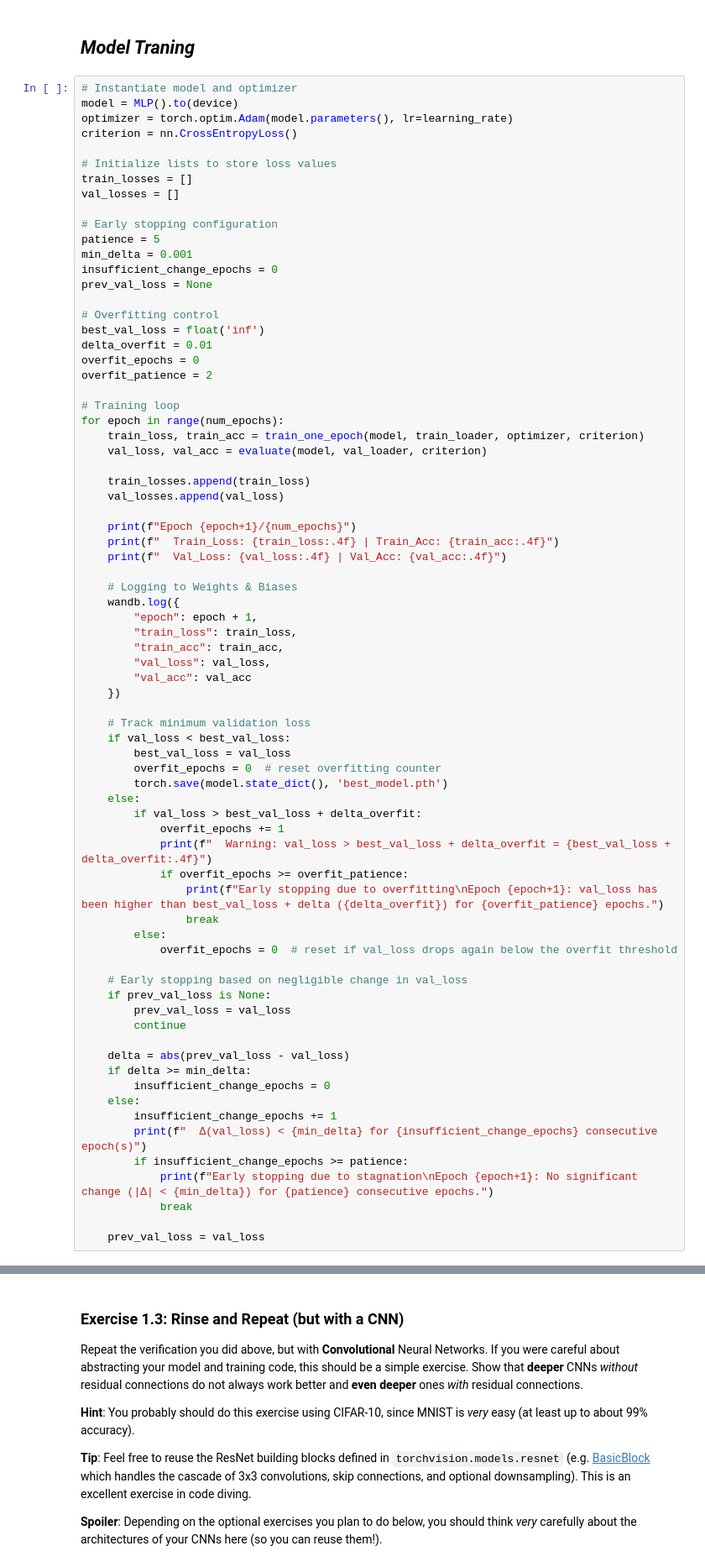
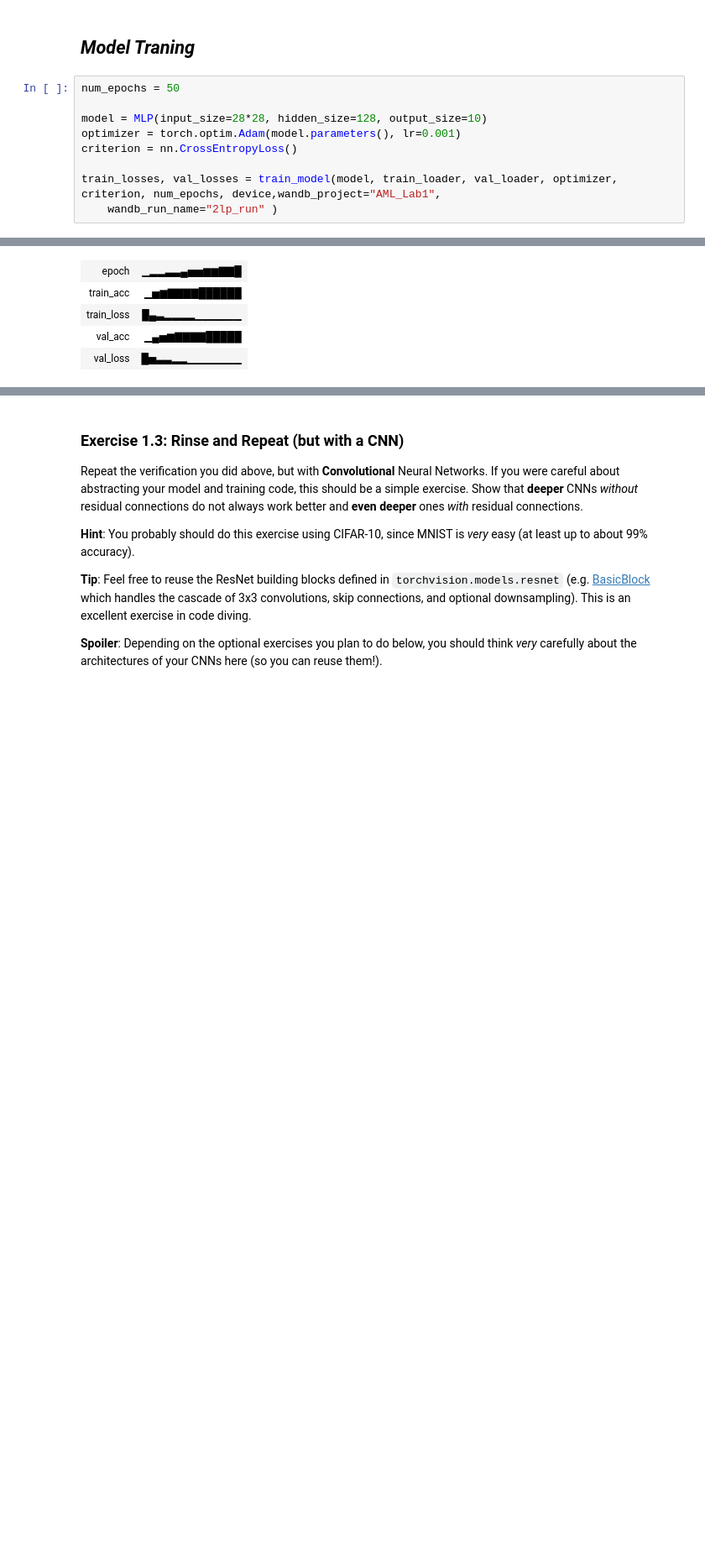
Before and after one commit to emile-kophi/AML_Labs, a Jupyter notebook: Exercise/Lab1_CNN.ipynb, the cells around one changed output, grey strips where cells are left out. Shown: that part at 84% size. Saved outputs shown, nothing was run; the diff lists cells and outputs as text; blank space fills up the shorter version.

```diff
--- a/Exercise/Lab1_CNN.ipynb
+++ b/Exercise/Lab1_CNN.ipynb
@@ -190,77 +263,12 @@ def evaluate(model, dataloader, criterion):
 # %% [markdown]
 ## ***Model Traning***
 # %%
-# Instantiate model and optimizer
-model = MLP().to(device)
-optimizer = torch.optim.Adam(model.parameters(), lr=learning_rate)
+num_epochs = 50
+
+model = MLP(input_size=28*28, hidden_size=128, output_size=10)
+optimizer = torch.optim.Adam(model.parameters(), lr=0.001)
 criterion = nn.CrossEntropyLoss()
 
-# Initialize lists to store loss values
-train_losses = []
-val_losses = []
-
-# Early stopping configuration
-patience = 5
-min_delta = 0.001
-insufficient_change_epochs = 0
-prev_val_loss = None
-
-# Overfitting control
-best_val_loss = float('inf')
-delta_overfit = 0.01
-overfit_epochs = 0
-overfit_patience = 2
-
-# Training loop
-for epoch in range(num_epochs):
-    train_loss, train_acc = train_one_epoch(model, train_loader, optimizer, criterion)
-    val_loss, val_acc = evaluate(model, val_loader, criterion)
-
-    train_losses.append(train_loss)
-    val_losses.append(val_loss)
-
-    print(f"Epoch {epoch+1}/{num_epochs}")
-    print(f"  Train_Loss: {train_loss:.4f} | Train_Acc: {train_acc:.4f}")
-    print(f"  Val_Loss: {val_loss:.4f} | Val_Acc: {val_acc:.4f}")
-
-    # Logging to Weights & Biases
-    wandb.log({
-        "epoch": epoch + 1,
-        "train_loss": train_loss,
-        "train_acc": train_acc,
-        "val_loss": val_loss,
-        "val_acc": val_acc
-    })
-
-    # Track minimum validation loss
-    if val_loss < best_val_loss:
-        best_val_loss = val_loss
-        overfit_epochs = 0  # reset overfitting counter
-        torch.save(model.state_dict(), 'best_model.pth')
-    else:
-        if val_loss > best_val_loss + delta_overfit:
-            overfit_epochs += 1
-            print(f"  Warning: val_loss > best_val_loss + delta_overfit = {best_val_loss + delta_overfit:.4f}")
-            if overfit_epochs >= overfit_patience:
-                print(f"Early stopping due to overfitting\nEpoch {epoch+1}: val_loss has been higher than best_val_loss + delta ({delta_overfit}) for {overfit_patience} epochs.")
-                break
-        else:
-            overfit_epochs = 0  # reset if val_loss drops again below the overfit threshold
-
-    # Early stopping based on negligible change in val_loss
-    if prev_val_loss is None:
-        prev_val_loss = val_loss
-        continue
-
-    delta = abs(prev_val_loss - val_loss)
-    if delta >= min_delta:
-        insufficient_change_epochs = 0
-    else:
-        insufficient_change_epochs += 1
-        print(f"  Δ(val_loss) < {min_delta} for {insufficient_change_epochs} consecutive epoch(s)")
-        if insufficient_change_epochs >= patience:
-            print(f"Early stopping due to stagnation\nEpoch {epoch+1}: No significant change (|Δ| < {min_delta}) for {patience} consecutive epochs.")
-            break
-
-    prev_val_loss = val_loss
+train_losses, val_losses = train_model(model, train_loader, val_loader, optimizer, criterion, num_epochs, device,wandb_project="AML_Lab1",
+    wandb_run_name="2lp_run" )
 # %% [output]
@@ -283,0 +277,5 @@ Epoch 21: val_loss has been higher than best_val_loss + delta (0.01) for 2 epoch
+| epoch | ▁▂▂▃▃▄▅▅▆▆▇▇█ |
+| train_acc | ▁▅▆▇▇▇▇██████ |
+| train_loss | █▄▃▂▂▂▂▁▁▁▁▁▁ |
+| val_acc | ▁▄▅▆▇▇▇▇█████ |
+| val_loss | █▅▃▃▂▂▁▁▁▁▁▁▁ |
```
Also changed, not shown: parts of 19 cells of this notebook, 25 other files.
